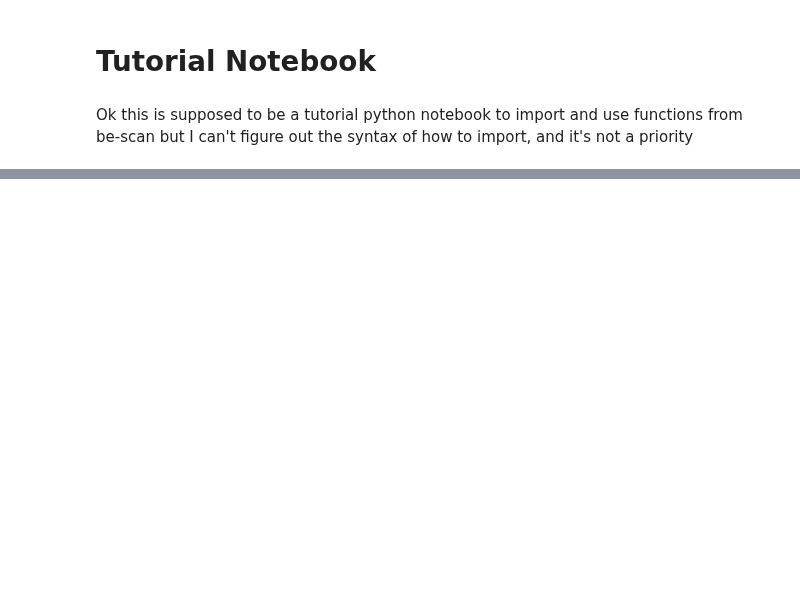
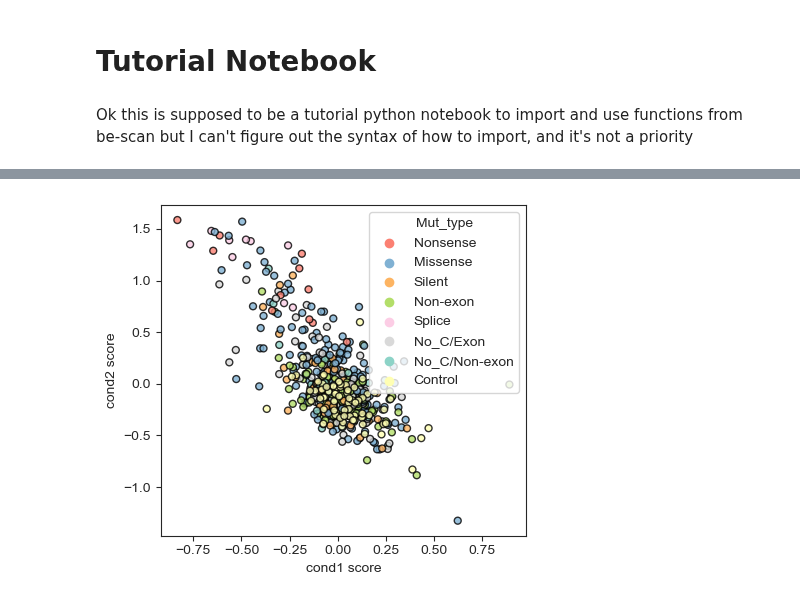
Before and after one commit to liaulab/be-scan, a Jupyter notebook: docs/source/notebooks/tutorial.ipynb, the cells around one changed output, grey strips where cells are left out. Drawn from its saved outputs; the diff is of its cells as text; code cells hidden in the pictures; blank space fills up the shorter version.

```diff
--- a/docs/source/notebooks/tutorial.ipynb
+++ b/docs/source/notebooks/tutorial.ipynb
@@ -13 +60,13 @@ import be_scan
+# %%
+# python3 -m be_scan plot_corr_scatterplot -df '../../../Downloads/NZL10196_v9_comparisons.csv' -c1 'd3-neg' -c2 'd9-pos' -hue 'Mut_type'
+
+be_scan.plot.plot_corr_scatterplot(df_filepath ='../../../tests/test_data/plot_test_data/NZL10196_v9_comparisons.csv',
+                                   condition1  ='d3-neg',
+                                   condition2  ='d9-pos',
+                                   hue_column  ='Mut_type',
+
+                                   savefig     =False,
+                                   )
+# %% [output]
+[figure, added]
 # %%
```
Also changed, not shown: parts of 27 cells of this notebook, 12 other files.
